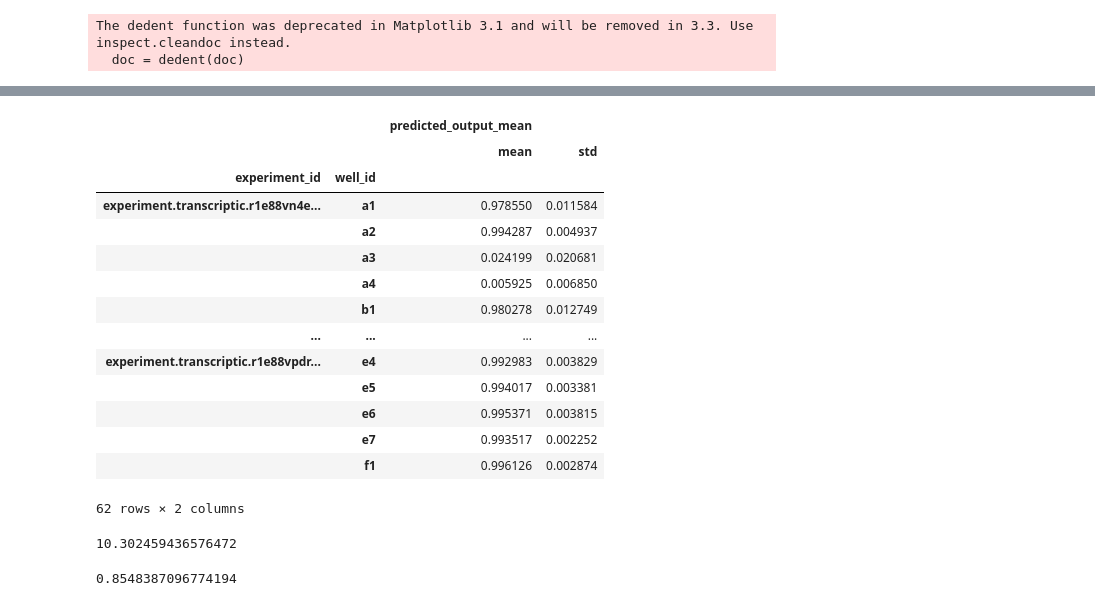
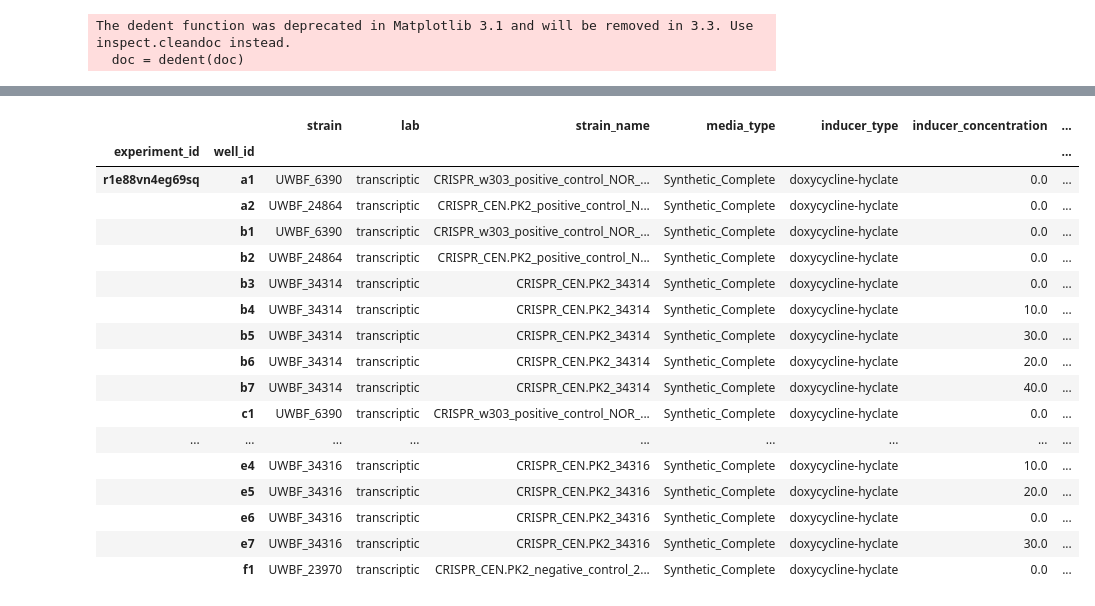
Before and after one commit to SD2E/precomputed-data-table, a Jupyter notebook: notebooks/demo_grouped_control_prediction.ipynb, the cells around one changed output, grey strips where cells are left out. Cells and saved outputs as stored; diff of their text form; code cells hidden in the pictures.

```diff
--- a/notebooks/demo_grouped_control_prediction.ipynb
+++ b/notebooks/demo_grouped_control_prediction.ipynb
@@ -83,28 +90,23 @@ test_accuracy
+# %%
+# Rename random forest dataframe columns
+rf_df.columns = list(map('_'.join, rf_df.columns.values))
+rf_df = rf_df.rename(columns={'predicted_output_mean_mean': 'RF_prediction_mean',
+                      'predicted_output_mean_std': 'RF_prediction_std'})
 # %%
-# Read in optical density (OD) data
+# Merge optical density data onto random forest output
 OD_DATA_CONVERGE_PROJECT = "sd2e-project-48"
 od_data_converge_base = os.path.join(expanduser("~"), 'sd2e-projects', OD_DATA_CONVERGE_PROJECT)
-od_experiment = os.path.join(od_data_converge_base, )
 od_experiment = os.path.realpath(os.path.join(od_data_converge_base, 'complete',
-                                              'YeastSTATES-OR-Gate-CRISPR-Dose-Response','20200608231502'))
+                                              'YeastSTATES-OR-Gate-CRISPR-Dose-Response',
+                                              '20200608231502'))
 
 od_df = pd.read_csv(os.path.join(od_experiment, 'pdt_YeastSTATES-OR-Gate-CRISPR-Dose-Response__od_growth_analysis.csv'))
+
+# Drop Media Controls from OD data
+#od_df = od_df[od_df.strain != 'MediaControl'].reset_index()
+od_df = od_df.rename(columns={'well':'well_id'})
+#od_df = od_df[od_df.inducer_type == 'beta-estradiol'].reset_index()
+#od_df = od_df.drop('index', axis=1)
+od_df = od_df.set_index(['experiment_id', 'well_id'])
+
+merged = od_df.merge(rf_df, how='inner', on=['experiment_id','well_id'])
-# %%
-# Mean and standard deviation of sample predictions aggregated over time
-result.groupby(['experiment_id','well_id']).agg({'predicted_output_mean': [np.mean, np.std]})
-# %% [output]
-|  |  | predicted_output_mean |  |
-|  |  | mean | std |
-| experiment_id | well_id |  |  |
-| experiment.transcriptic.r1e88vn4e... | a1 | 0.978550 | 0.011584 |
-|  | a2 | 0.994287 | 0.004937 |
-|  | a3 | 0.024199 | 0.020681 |
-|  | a4 | 0.005925 | 0.006850 |
-|  | b1 | 0.980278 | 0.012749 |
-| ... | ... | ... | ... |
-| experiment.transcriptic.r1e88vpdr... | e4 | 0.992983 | 0.003829 |
-|  | e5 | 0.994017 | 0.003381 |
-|  | e6 | 0.995371 | 0.003815 |
-|  | e7 | 0.993517 | 0.002252 |
-|  | f1 | 0.996126 | 0.002874 |
-62 rows × 2 columns
@@ -115,12 +113,23 @@ p2 = np.invert(od_df.dead).astype(int).values
-# %%
-# Prediction loss compared to OD labels
-od_loss = sum(abs(p2-result.groupby(['experiment_id','well_id']).mean().predicted_output_mean.values))
-od_loss
-# %% [output]
-10.302459436576472
-# %%
-# Prediction accuracy compared to OD labels
-od_accuracy = sum(p1 == p2)/len(p2)
-od_accuracy
-# %% [output]
-0.8548387096774194
+# %%
+# Save merged dataframe as CSV
+merged.to_csv("notebook_data/predictions/RF+OD/RF_OD_" + prediction_dataset + ".csv")
+merged
+# %% [output]
+|  |  | strain | lab | strain_name | media_type | inducer_type | inducer_concentration | ... |
+| experiment_id | well_id |  |  |  |  |  |  | ... |
+| r1e88vn4eg69sq | a1 | UWBF_6390 | transcriptic | CRISPR_w303_positive_control_NOR_... | Synthetic_Complete | doxycycline-hyclate | 0.0 | ... |
+|  | a2 | UWBF_24864 | transcriptic | CRISPR_CEN.PK2_positive_control_N... | Synthetic_Complete | doxycycline-hyclate | 0.0 | ... |
+|  | b1 | UWBF_6390 | transcriptic | CRISPR_w303_positive_control_NOR_... | Synthetic_Complete | doxycycline-hyclate | 0.0 | ... |
+|  | b2 | UWBF_24864 | transcriptic | CRISPR_CEN.PK2_positive_control_N... | Synthetic_Complete | doxycycline-hyclate | 0.0 | ... |
+|  | b3 | UWBF_34314 | transcriptic | CRISPR_CEN.PK2_34314 | Synthetic_Complete | doxycycline-hyclate | 0.0 | ... |
+|  | b4 | UWBF_34314 | transcriptic | CRISPR_CEN.PK2_34314 | Synthetic_Complete | doxycycline-hyclate | 10.0 | ... |
+|  | b5 | UWBF_34314 | transcriptic | CRISPR_CEN.PK2_34314 | Synthetic_Complete | doxycycline-hyclate | 30.0 | ... |
+|  | b6 | UWBF_34314 | transcriptic | CRISPR_CEN.PK2_34314 | Synthetic_Complete | doxycycline-hyclate | 20.0 | ... |
+|  | b7 | UWBF_34314 | transcriptic | CRISPR_CEN.PK2_34314 | Synthetic_Complete | doxycycline-hyclate | 40.0 | ... |
+|  | c1 | UWBF_6390 | transcriptic | CRISPR_w303_positive_control_NOR_... | Synthetic_Complete | doxycycline-hyclate | 0.0 | ... |
+| ... | ... | ... | ... | ... | ... | ... | ... | ... |
+|  | e4 | UWBF_34316 | transcriptic | CRISPR_CEN.PK2_34316 | Synthetic_Complete | doxycycline-hyclate | 10.0 | ... |
+|  | e5 | UWBF_34316 | transcriptic | CRISPR_CEN.PK2_34316 | Synthetic_Complete | doxycycline-hyclate | 20.0 | ... |
+|  | e6 | UWBF_34316 | transcriptic | CRISPR_CEN.PK2_34316 | Synthetic_Complete | doxycycline-hyclate | 0.0 | ... |
+|  | e7 | UWBF_34316 | transcriptic | CRISPR_CEN.PK2_34316 | Synthetic_Complete | doxycycline-hyclate | 30.0 | ... |
+|  | f1 | UWBF_23970 | transcriptic | CRISPR_CEN.PK2_negative_control_2... | Synthetic_Complete | doxycycline-hyclate | 0.0 | ... |
```
Also changed, not shown: parts of 5 cells of this notebook, 22 other files.
